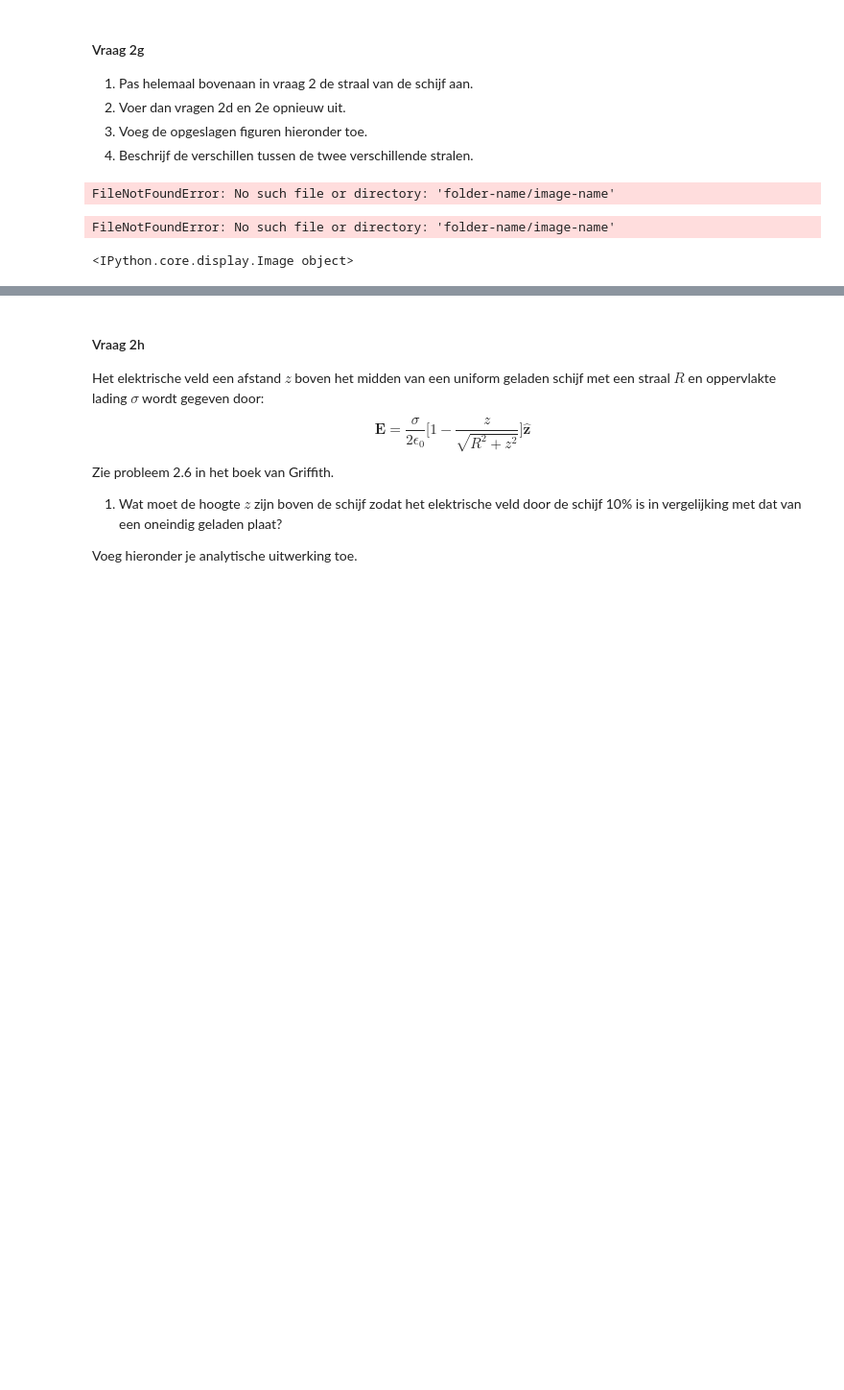
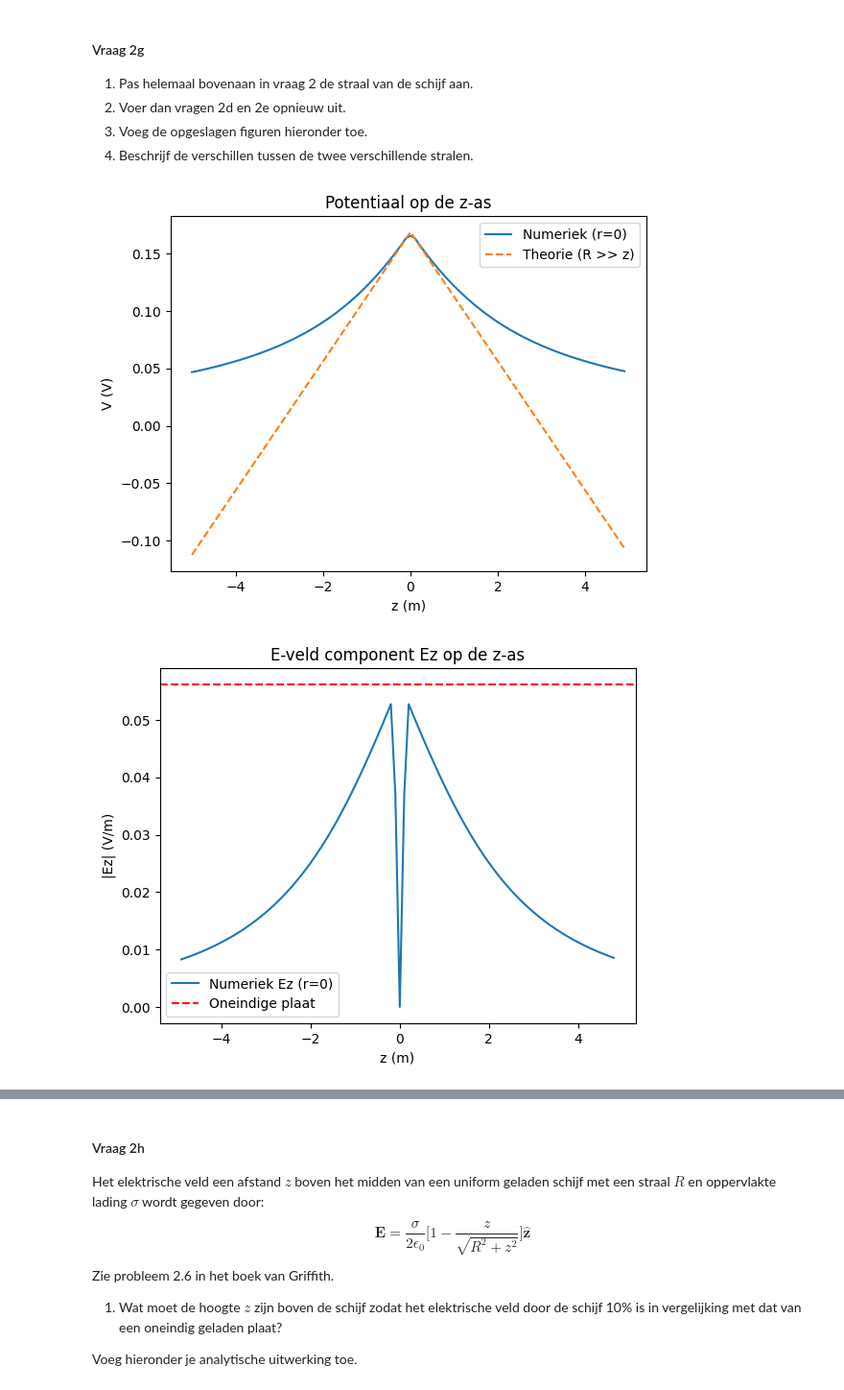
Before and after one commit to owesdorp/opdrachten-DEF-D, a Jupyter notebook: DigitaleOntwerpopdrachten/1CondensatorOpdracht/CondensatorOntwerpopdracht.ipynb, the cells around one changed output, grey strips where cells are left out. Shown at 96% size. Saved outputs shown, nothing was run; the diff lists cells and outputs as text; code cells hidden in the pictures; blank space fills up the shorter version.

```diff
--- a/DigitaleOntwerpopdrachten/1CondensatorOpdracht/CondensatorOntwerpopdracht.ipynb
+++ b/DigitaleOntwerpopdrachten/1CondensatorOpdracht/CondensatorOntwerpopdracht.ipynb
@@ -265,11 +311,43 @@ Het theoretische elektrische veld van een oneindig geladen oppervlakte is $|E| =
 # %%
 ###
 ###Jouw code hier###
+#2d
+#numeriek berekend elektrisch potentiaal
+idx_r_zero = np.argmin(np.abs(r))
+V_z_as = V[:,idx_r_zero]
+
+# Theoretische component
+V_theo_z = (sigma / (2 * epsilon_0)) * (disk_radius - np.abs(z))
+
+plt.figure()
+plt.plot(z, V_z_as, label="Numeriek (r=0)")
+plt.plot(z, V_theo_z, '--', label="Theorie (R >> z)")
+plt.title("Potentiaal op de z-as")
+plt.xlabel("z (m)")
+plt.ylabel("V (V)")
+plt.legend()
+plt.savefig("plot_2d.2.png")
+
+#2e
+#z-component
+idx_r_zero_E = np.argmin(np.abs(r_for_E))
+Ez_z_as = Ez[:,idx_r_zero_E]
+
+#oneindig geladen oppervlak
+E_inf_plaat = sigma / (2 * epsilon_0)
+
+plt.figure()
+plt.plot(z_for_E, np.abs(Ez_z_as), label="Numeriek Ez (r=0)")
+plt.axhline(y=E_inf_plaat, color='r', linestyle='--', label="Oneindige plaat")
+plt.title("E-veld component Ez op de z-as")
+plt.xlabel("z (m)")
+plt.ylabel("|Ez| (V/m)")
+plt.legend()
+plt.savefig("plot_2e.2.png")
+#display(Image("folder-name/image-name"))
 ###
-display(Image("folder-name/image-name"))
 # %% [output]
-FileNotFoundError: No such file or directory: 'folder-name/image-name'
-FileNotFoundError: No such file or directory: 'folder-name/image-name'
-<IPython.core.display.Image object>
+[figure, added]
+[figure, added]
 # %% [markdown]
 ##### Antwoorden 2g
```
Also changed, not shown: parts of 15 cells of this notebook, 4 other files.
